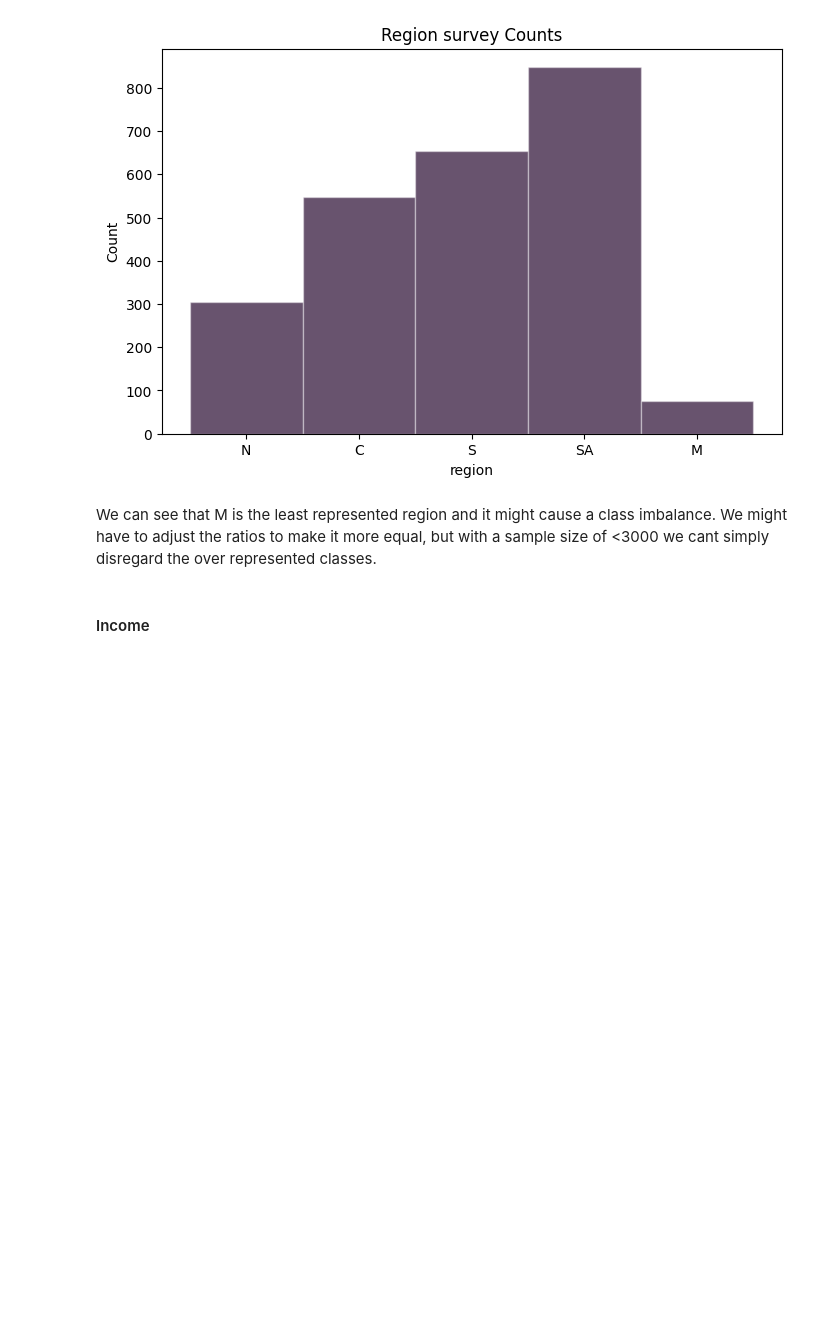
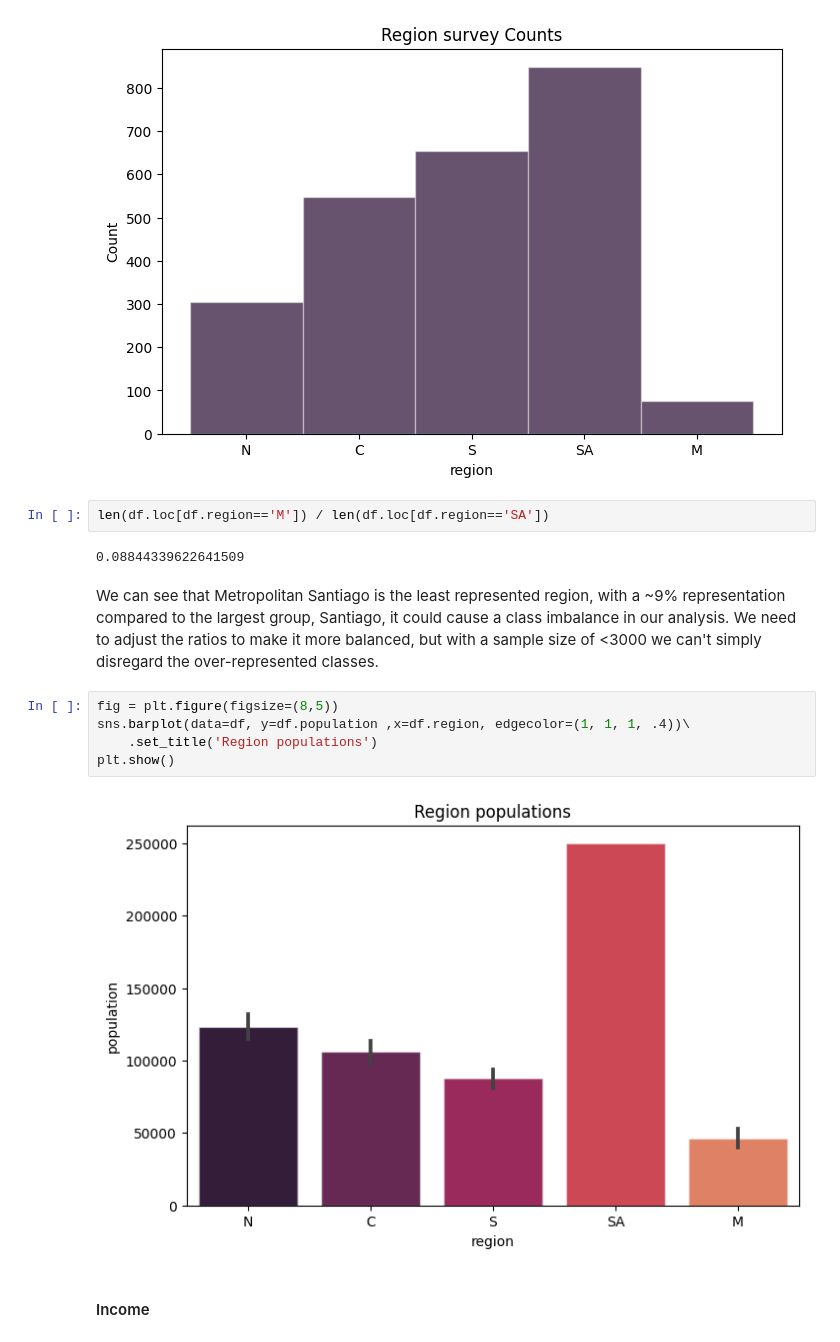
Before and after one commit to KasperLindm/Chile, a Jupyter notebook: chile_notebook.ipynb, the cells around one changed output. Cells and saved outputs as stored; diff of their text form; blank space fills up the shorter version.

Commit message:
Handling class imbalance

```diff
--- a/chile_notebook.ipynb
+++ b/chile_notebook.ipynb
@@ -263,8 +263,19 @@ sns.histplot(data=df.region, edgecolor=(1, 1, 1, .4))\
 plt.show()
 # %% [output]
 [figure]
+# %%
+len(df.loc[df.region=='M']) / len(df.loc[df.region=='SA'])
+# %% [output]
+0.08844339622641509
 # %% [markdown]
-We can see that M is the least represented region and it might cause a class imbalance. We might have to adjust the ratios to make it more equal, but with a sample size of <3000 we cant simply disregard the over represented classes.
+We can see that Metropolitan Santiago is the least represented region, with a ~9% representation compared to the largest group, Santiago, it could cause a class imbalance in our analysis. We need to adjust the ratios to make it more balanced, but with a sample size of <3000 we can't simply disregard the over-represented classes.
+# %%
+fig = plt.figure(figsize=(8,5))
+sns.barplot(data=df, y=df.population ,x=df.region, edgecolor=(1, 1, 1, .4))\
+    .set_title('Region populations')
+plt.show()
+# %% [output]
+[figure, added]
 # %% [markdown]
 #### Income
 # %%
```
Also changed, not shown: parts of 14 cells of this notebook.
